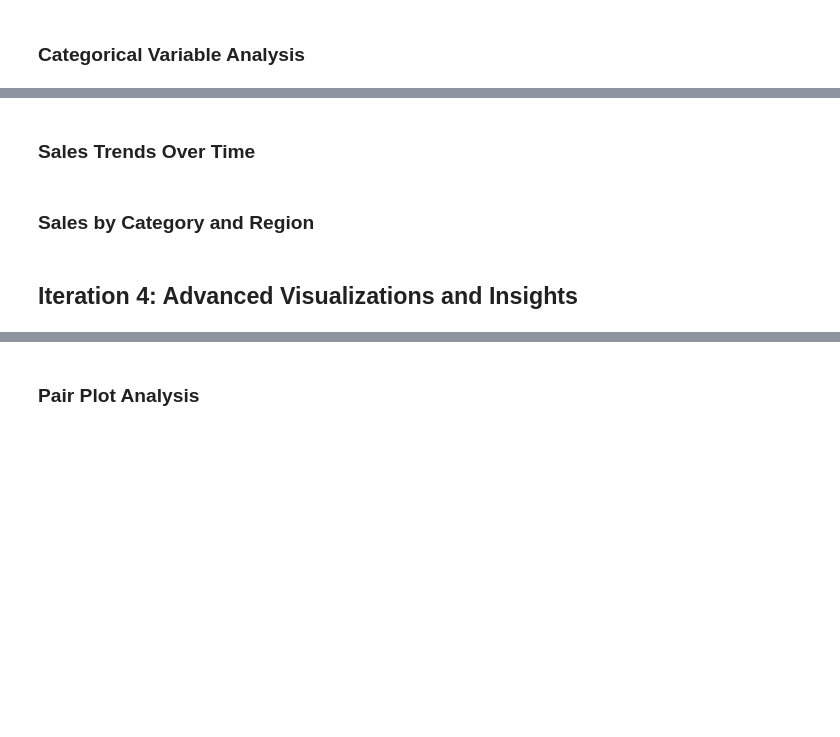
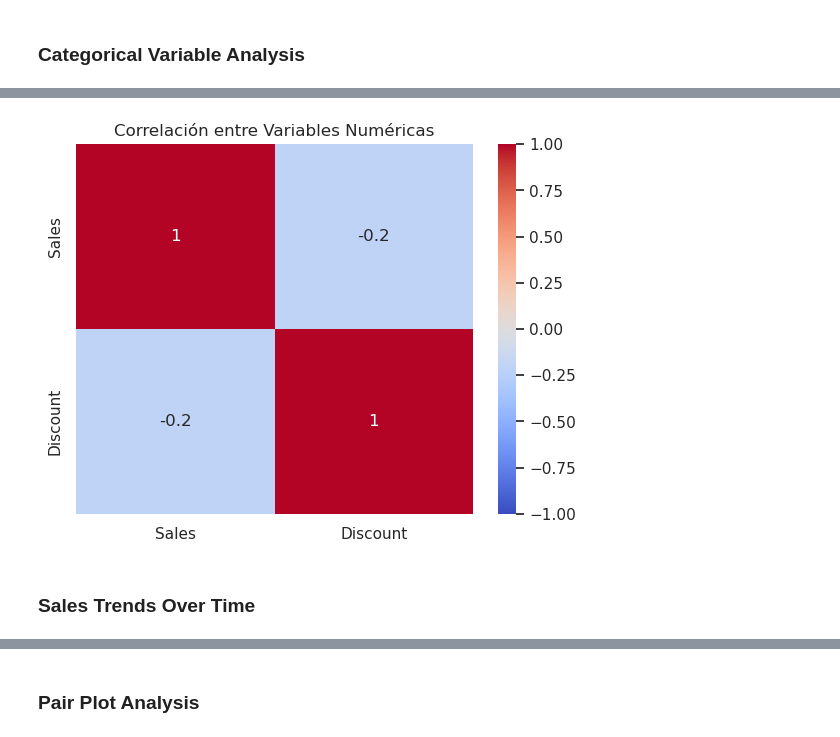
Before and after one commit to GuaSiMoTO/LAB-Python-for-Data-Analysis-EDA-public, a Jupyter notebook: LAB-Exploratory-Data-Analysis.ipynb, the cells around one changed output, grey strips where cells are left out. Saved outputs shown, nothing was run; the diff lists cells and outputs as text; code cells hidden in the pictures; blank space fills up the shorter version.

```diff
--- a/LAB-Exploratory-Data-Analysis.ipynb
+++ b/LAB-Exploratory-Data-Analysis.ipynb
@@ -48,6 +257,10 @@ from scipy import stats
+# %%
+# Heatmap de correlación
+corr = df[['Sales', 'Discount']].corr()
+sns.heatmap(corr, annot=True, cmap='coolwarm', vmax = 1, vmin = -1)
+plt.title('Correlación entre Variables Numéricas')
+plt.show()
+# %% [output]
+[figure, added]
 # %% [markdown]
 ### Sales Trends Over Time
-# %% [markdown]
-### Sales by Category and Region
-# %% [markdown]
-## Iteration 4: Advanced Visualizations and Insights
```
Also changed, not shown: parts of 28 cells of this notebook, 3 other files.
